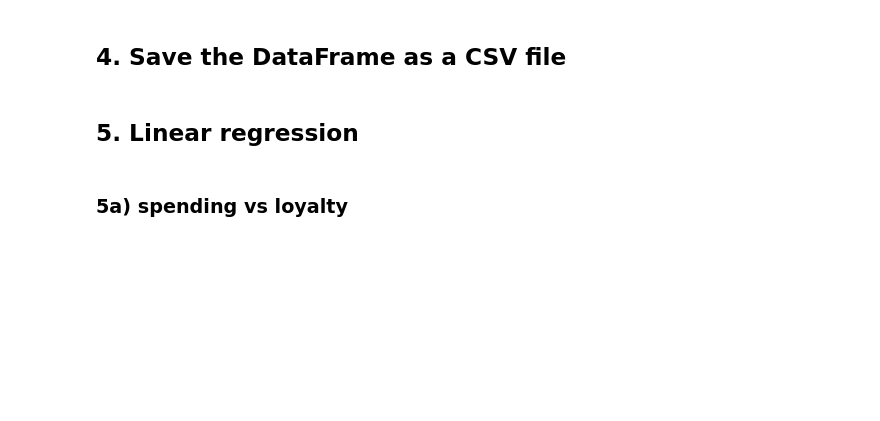
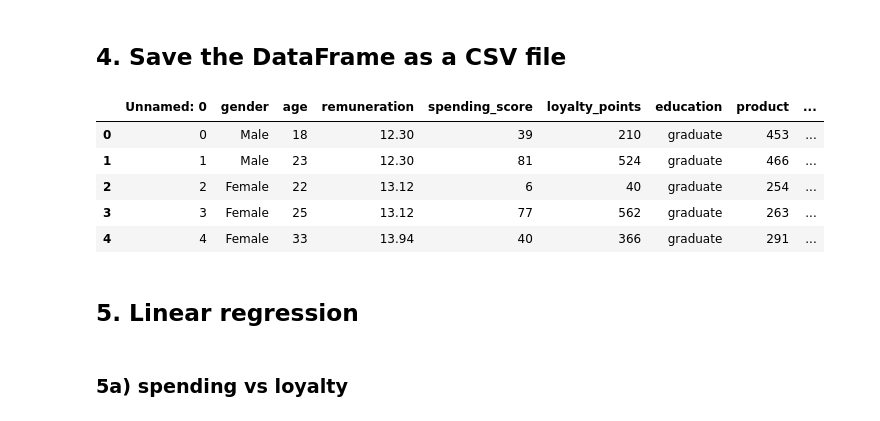
Before and after one commit to mikebenas/LSE_TurtleGames_R_Analysis, a Jupyter notebook: LSE_DA301_Assignment_Python_template.ipynb, the cells around one changed output. Drawn from its saved outputs; the diff is of its cells as text; code cells hidden in the pictures; blank space fills up the shorter version.

Commit message:
turtle

```diff
--- a/LSE_DA301_Assignment_Python_template.ipynb
+++ b/LSE_DA301_Assignment_Python_template.ipynb
@@ -160,8 +178,16 @@ reviews.columns.values
 # %%
 # Import new CSV file with Pandas.
-
+reviews = pd.read_csv('turtle_reviews_clean.csv')
 
 # View DataFrame.
+reviews.head()
+# %% [output]
+|  | Unnamed: 0 | gender | age | remuneration | spending_score | loyalty_points | education | product | ... |
+| 0 | 0 | Male | 18 | 12.30 | 39 | 210 | graduate | 453 | ... |
+| 1 | 1 | Male | 23 | 12.30 | 81 | 524 | graduate | 466 | ... |
+| 2 | 2 | Female | 22 | 13.12 | 6 | 40 | graduate | 254 | ... |
+| 3 | 3 | Female | 25 | 13.12 | 77 | 562 | graduate | 263 | ... |
+| 4 | 4 | Female | 33 | 13.94 | 40 | 366 | graduate | 291 | ... |
 # %% [markdown]
 ## 5. Linear regression
 # %% [markdown]
```
Also changed, not shown: parts of 4 cells of this notebook, 3 other files.
